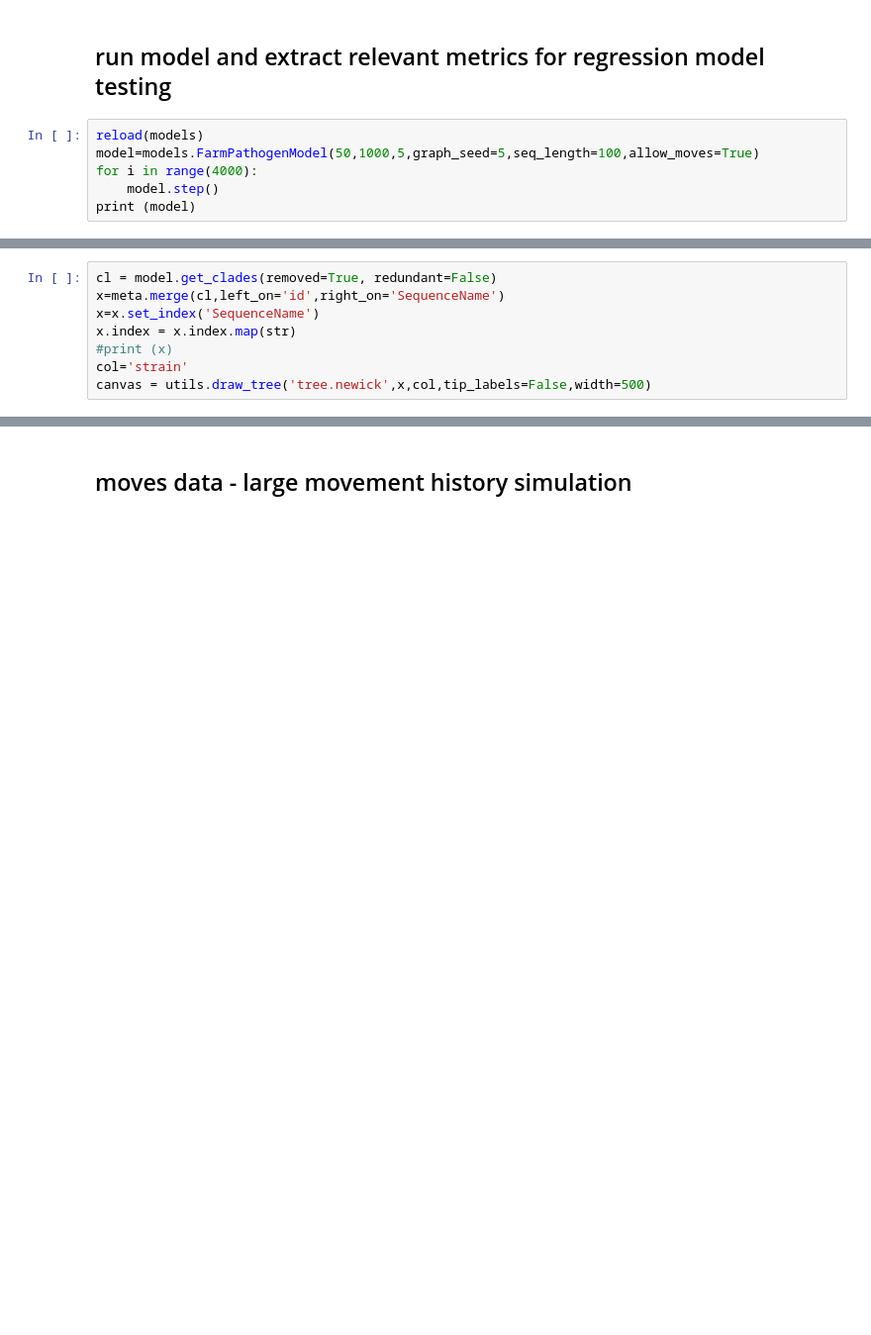
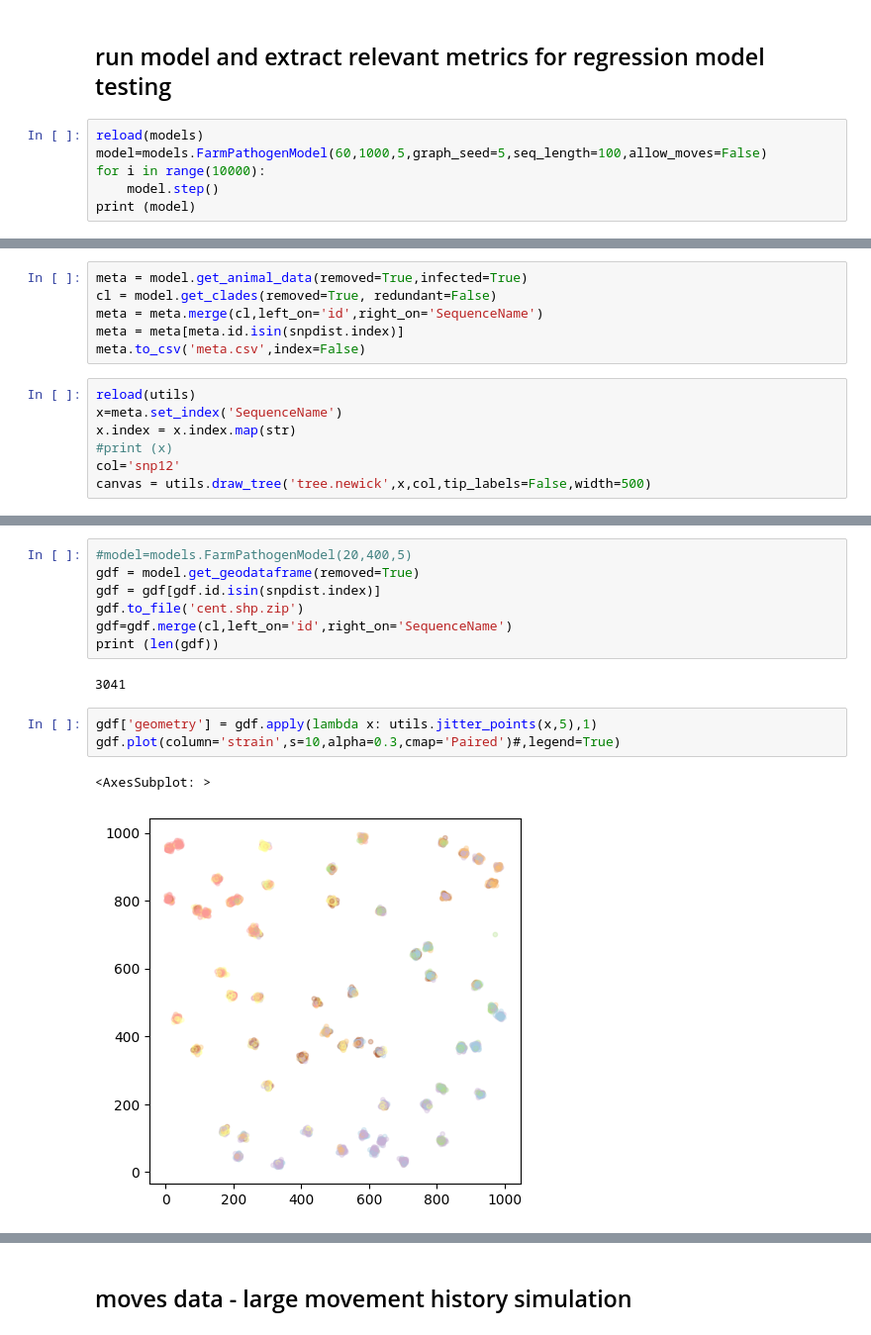
Before and after one commit to dmnfarrell/btbabm, a Jupyter notebook: notebooks/abm_simulation.ipynb, the cells around one changed output, grey strips where cells are left out. Shown at 99% size. Cells and saved outputs as stored; diff of their text form; blank space fills up the shorter version.

```diff
--- a/notebooks/abm_simulation.ipynb
+++ b/notebooks/abm_simulation.ipynb
@@ -306,8 +334,8 @@ dashboard()
 ## run model and extract relevant metrics for regression model testing
 # %%
 reload(models)
-model=models.FarmPathogenModel(50,1000,5,graph_seed=5,seq_length=100,allow_moves=True)
-for i in range(4000):
+model=models.FarmPathogenModel(60,1000,5,graph_seed=5,seq_length=100,allow_moves=False)
+for i in range(10000):
     model.step()
 print (model)
 # %% [output]
@@ -343,10 +353,30 @@ meta.to_csv('meta.csv',index=False)
+# %%
+meta = model.get_animal_data(removed=True,infected=True)
+cl = model.get_clades(removed=True, redundant=False)
+meta = meta.merge(cl,left_on='id',right_on='SequenceName')
+meta = meta[meta.id.isin(snpdist.index)]
+meta.to_csv('meta.csv',index=False)
 # %%
-cl = model.get_clades(removed=True, redundant=False)
-x=meta.merge(cl,left_on='id',right_on='SequenceName')
-x=x.set_index('SequenceName')
+reload(utils)
+x=meta.set_index('SequenceName')
 x.index = x.index.map(str)
 #print (x)
-col='strain'
+col='snp12'
 canvas = utils.draw_tree('tree.newick',x,col,tip_labels=False,width=500)
 # %% [output]
 [interactive output not drawn]
+# %%
+#model=models.FarmPathogenModel(20,400,5)
+gdf = model.get_geodataframe(removed=True)
+gdf = gdf[gdf.id.isin(snpdist.index)]
+gdf.to_file('cent.shp.zip')
+gdf=gdf.merge(cl,left_on='id',right_on='SequenceName')
+print (len(gdf))
+# %% [output]
+3041
+# %%
+gdf['geometry'] = gdf.apply(lambda x: utils.jitter_points(x,5),1)
+gdf.plot(column='strain',s=10,alpha=0.3,cmap='Paired')#,legend=True)
+# %% [output]
+<AxesSubplot: >
+[figure, added]
```
Also changed, not shown: parts of 16 cells of this notebook, 6 other files.
